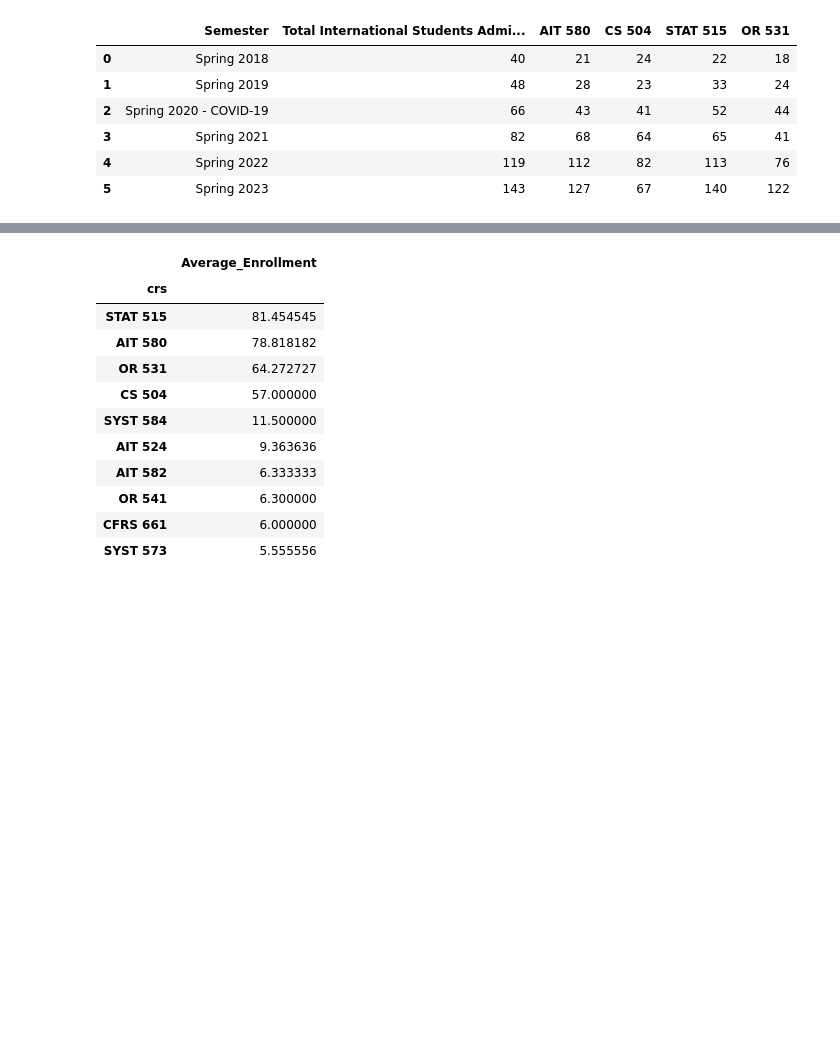
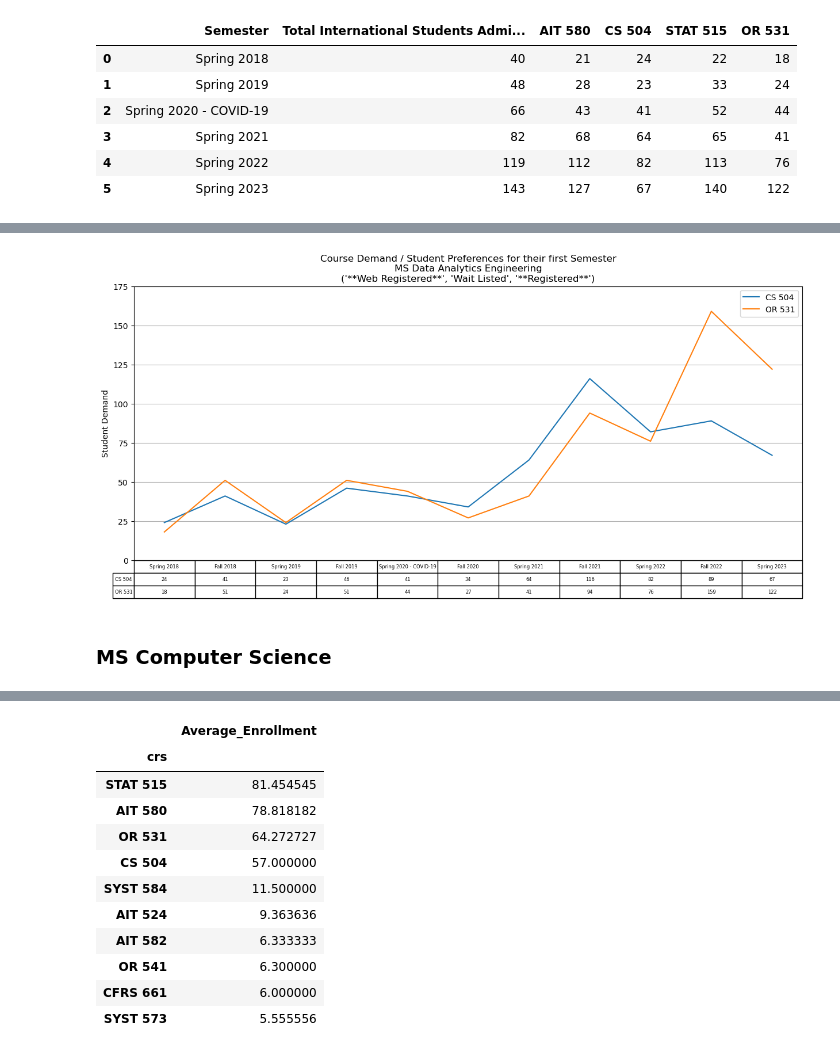
Before and after one commit to GoswamiSagarD/Team-Prophecy, a Jupyter notebook: Code/00_Base/Bernie.ipynb, the cells around one changed output, grey strips where cells are left out. Drawn from its saved outputs; the diff is of its cells as text; code cells hidden in the pictures; blank space fills up the shorter version.

```diff
--- a/Code/00_Base/Bernie.ipynb
+++ b/Code/00_Base/Bernie.ipynb
@@ -321,0 +346,12 @@ db_finalEnrollment.runQuery(""" --sql
+# %%
+chart(
+    prog = 'MS Data Analytics Engineering',
+    crs_list = ['CS 504', 'OR 531'],
+    include_tot_intake = False,
+    status_list = ["**Web Registered**", "Wait Listed", "**Registered**"],
+    term_name = None
+)
+# %% [output]
+[figure, added]
+# %% [markdown]
+### MS Computer Science
```
Also changed, not shown: parts of 23 cells of this notebook.
